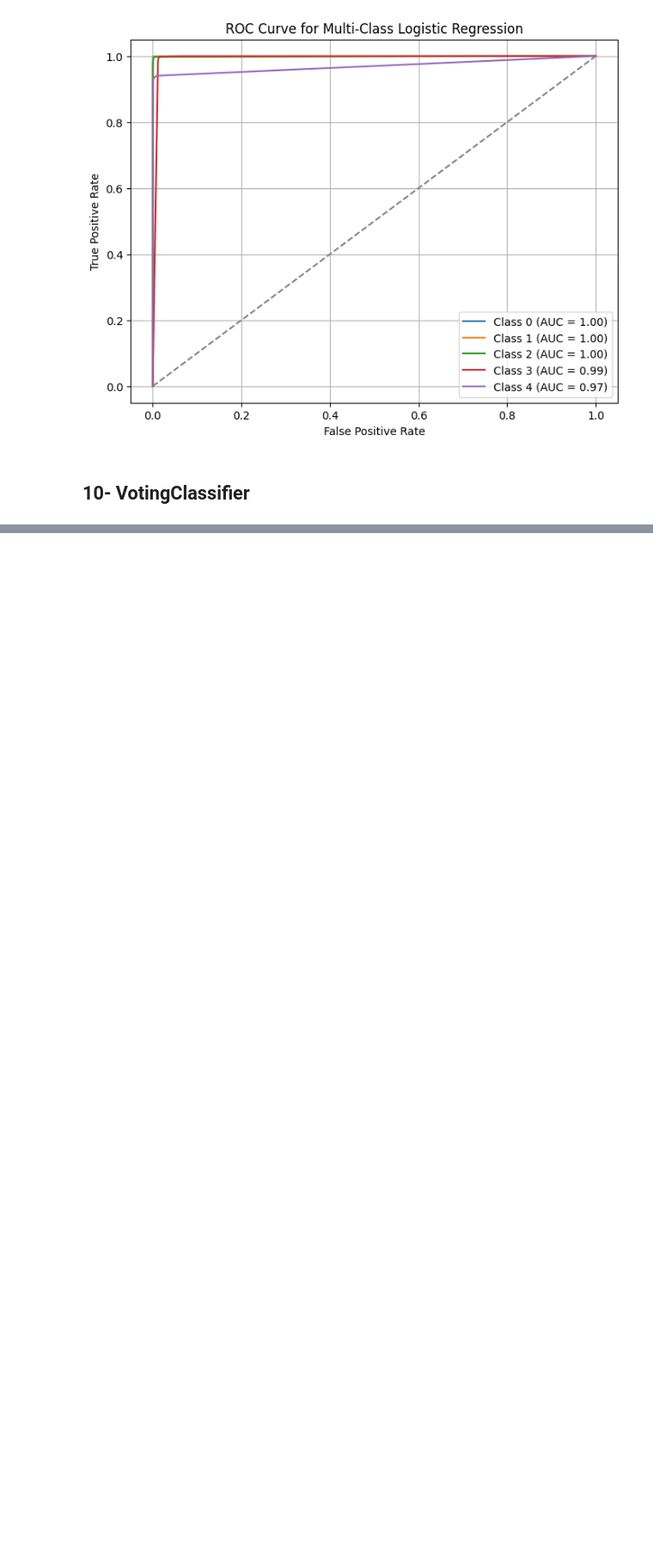
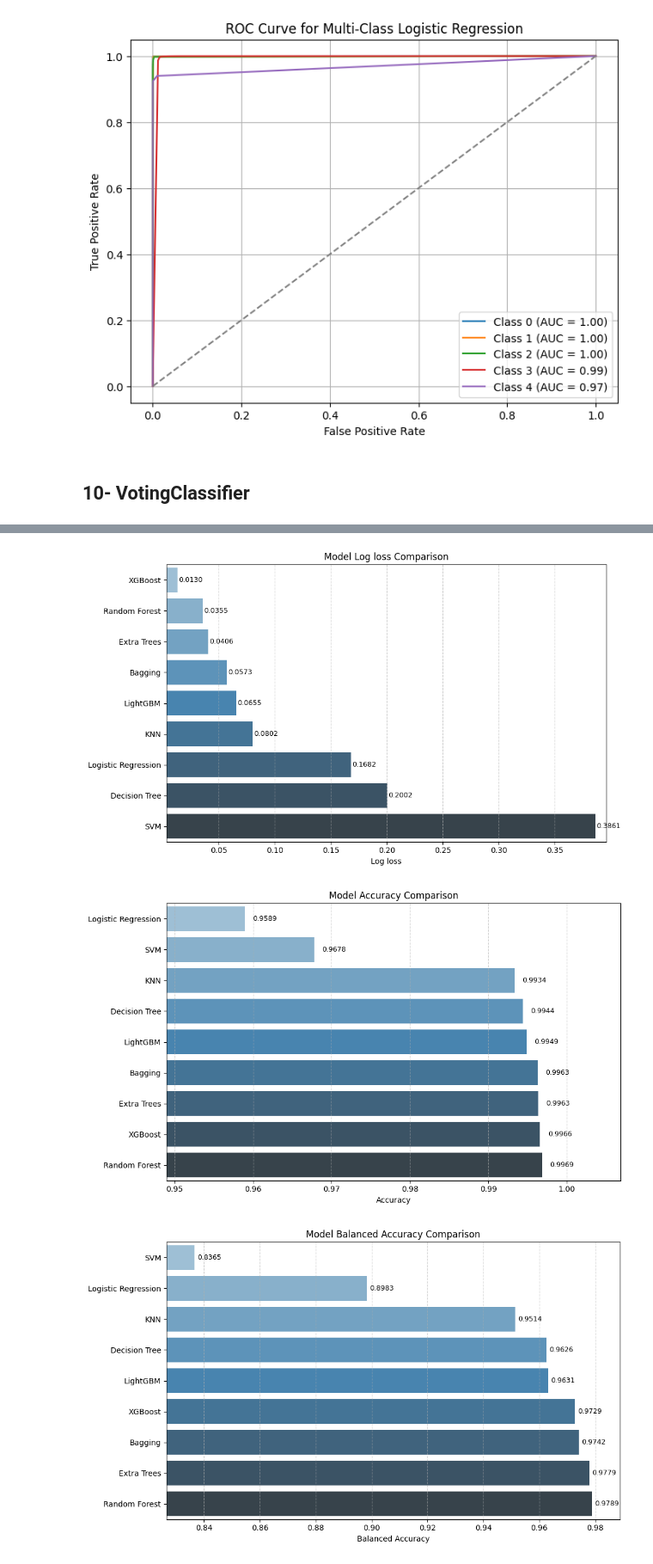
Before and after one commit to Nedal-haltam/ML-wsn-ids-ds-project, a Jupyter notebook: wsn-ids-ds-notebook.ipynb, the cells around one changed output, grey strips where cells are left out. Shown at 86% size. Cells and saved outputs as stored; diff of their text form; code cells hidden in the pictures; blank space fills up the shorter version.

Commit message:
add more visualization and insights

```diff
--- a/wsn-ids-ds-notebook.ipynb
+++ b/wsn-ids-ds-notebook.ipynb
@@ -1174,8 +1199,8 @@ ModelVC.fit(DFTrainInputScaledSelected, TrainOutput.values.ravel())
 # %%
 ypred = ModelVC.predict(DFTestInputScaledSelected)
 # ypredProba = ModelVC.predict_proba(DFTestInputScaledSelected)
-# ConfusionMatrixVC = sklearn.metrics.confusion_matrix(TestOutput, ypred)
-# ConfusionMatrixVC
+ConfusionMatrixVC = sklearn.metrics.confusion_matrix(TestOutput, ypred)
+ConfusionMatrixVC
 # %%
 import sklearn.metrics
 
@@ -1230,0 +1396,13 @@ NameError: name 'LogLossLR' is not defined
+# %%
+PlotArrayVSModelNames(losses, 'Log loss')
+PlotArrayVSModelNames(accuracies, 'Accuracy')
+PlotArrayVSModelNames(balanced_accuracies, 'Balanced Accuracy')
+PlotArrayVSModelNames(precisions, 'Precesion')
+PlotArrayVSModelNames(recalls, 'Recall')
+PlotArrayVSModelNames(f1_scores, 'F1-Score')
+PlotArrayVSModelNames(roc_aucs, 'ROC-AUC')
+PlotArrayVSModelNames(matthews_corrcoefs, 'Matthews Correlation Coefficient')
+# %% [output]
+[figure, added]
+[figure, added]
+[figure, added]
```
Also changed, not shown: parts of 27 cells of this notebook.
